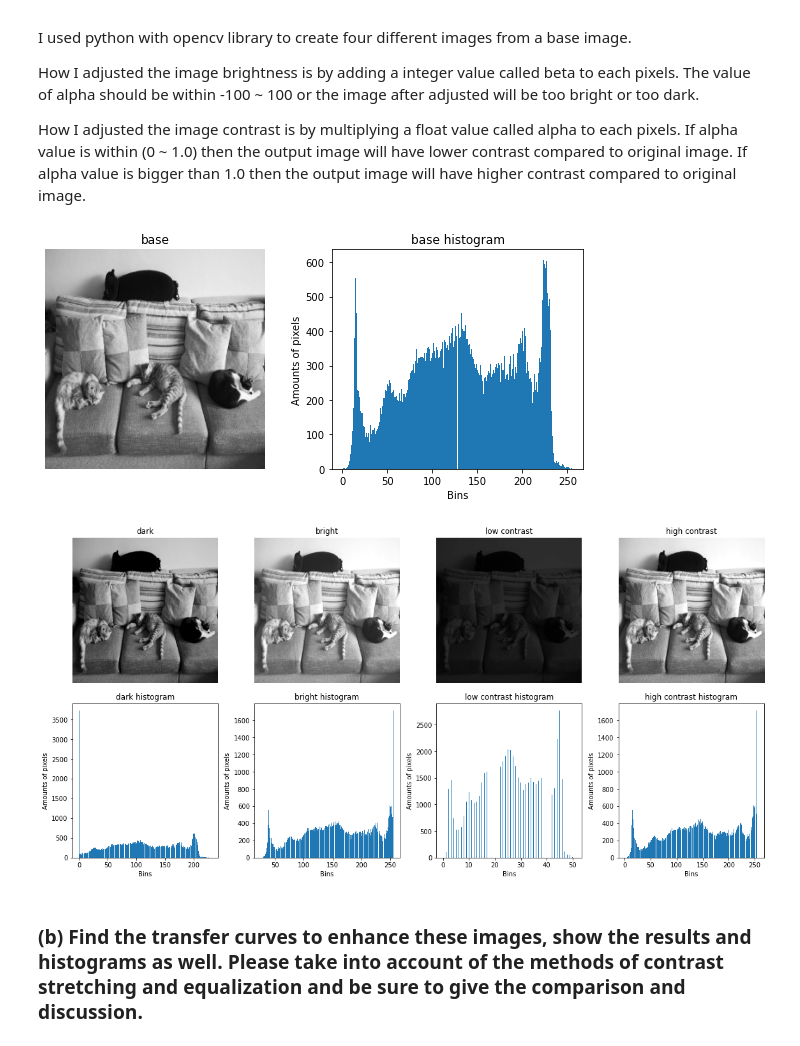
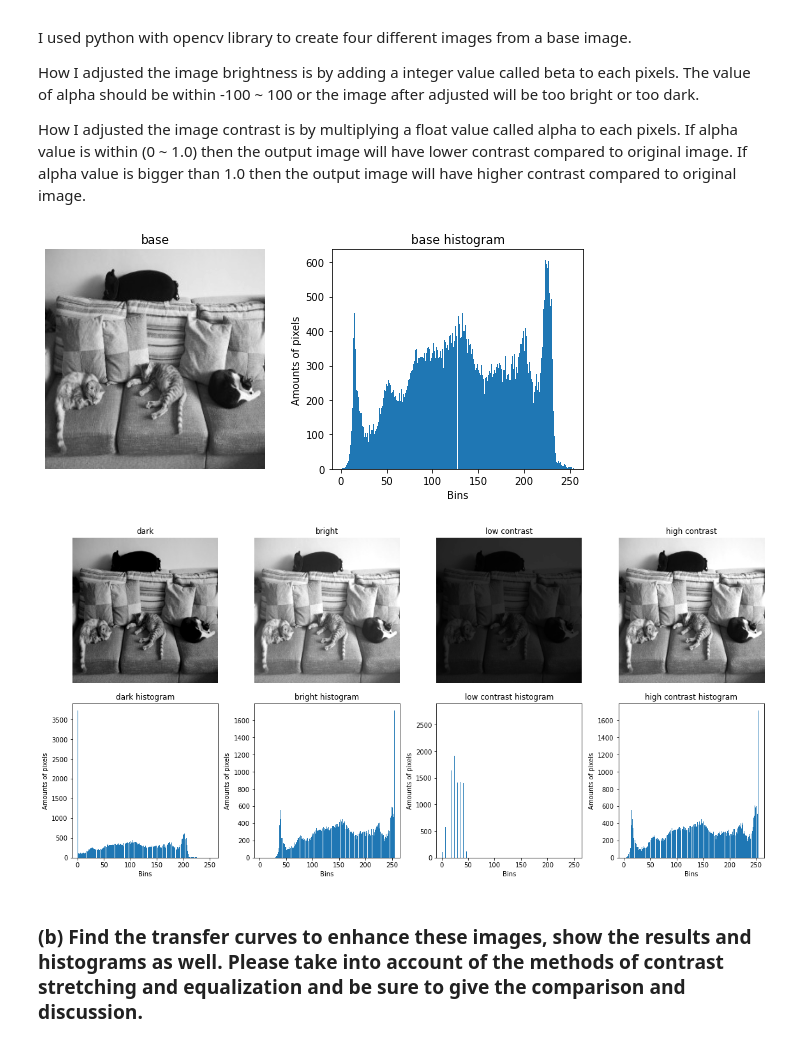
Before and after one commit to denpo1022/Histogram-Equalization-and-Specification, a Jupyter notebook: main.ipynb, the cells around one changed output. Cells and saved outputs as stored; diff of their text form; code cells hidden in the pictures.

Commit message:
update some plots

```diff
--- a/main.ipynb
+++ b/main.ipynb
@@ -29,6 +29,7 @@ plt.subplot(1, 2, 2)
 plt.hist(base.flatten(), bins=256)
 plt.title('base histogram')
 plt.xlabel('Bins')
+plt.xlim([-10, 265])
 plt.ylabel('Amounts of pixels')
 
 # avoid histogram ylabel overlap with the neighbor plot
@@ -36,7 +37,7 @@ plt.tight_layout()
 
 plt.show()
 # %% [output]
-[figure, old version]
+[figure, new version]
 # %%
 # declare four different images objects copiing from base image
 dark = base.copy()
@@ -107,35 +108,39 @@ plt.subplot(2, 4, 5)
 plt.hist(dark.flatten(), bins=256)
 plt.title('dark histogram')
 plt.xlabel('Bins')
+plt.xlim([-10, 265])
 plt.ylabel('Amounts of pixels')
 
 # bright image histogram
 plt.subplot(2, 4, 6)
 plt.hist(bright.flatten(), bins=256)
 plt.title('bright histogram')
 plt.xlabel('Bins')
+plt.xlim([-10, 265])
 plt.ylabel('Amounts of pixels')
 
 # low contrast image histogram
 plt.subplot(2, 4, 7)
 plt.hist(low_con.flatten(), bins=256)
 plt.title('low contrast histogram')
 plt.xlabel('Bins')
+plt.xlim([-10, 265])
 plt.ylabel('Amounts of pixels')
 
 # high contrast image histogram
 plt.subplot(2, 4, 8)
 plt.hist(high_con.flatten(), bins=256)
 plt.title('high contrast histogram')
 plt.xlabel('Bins')
+plt.xlim([-10, 265])
 plt.ylabel('Amounts of pixels')
 
 # avoid histogram ylabel overlap with the neighbor plot
 plt.tight_layout()
 
 plt.show()
 # %% [output]
-[figure, old version]
+[figure, new version]
 # %% [markdown]
 ### (b) Find the transfer curves to enhance these images, show the results and histograms as well. Please take into account of the methods of contrast stretching and equalization and be sure to give the comparison and discussion.
 # %% [markdown]
```
Also changed, not shown: parts of 5 cells of this notebook.
